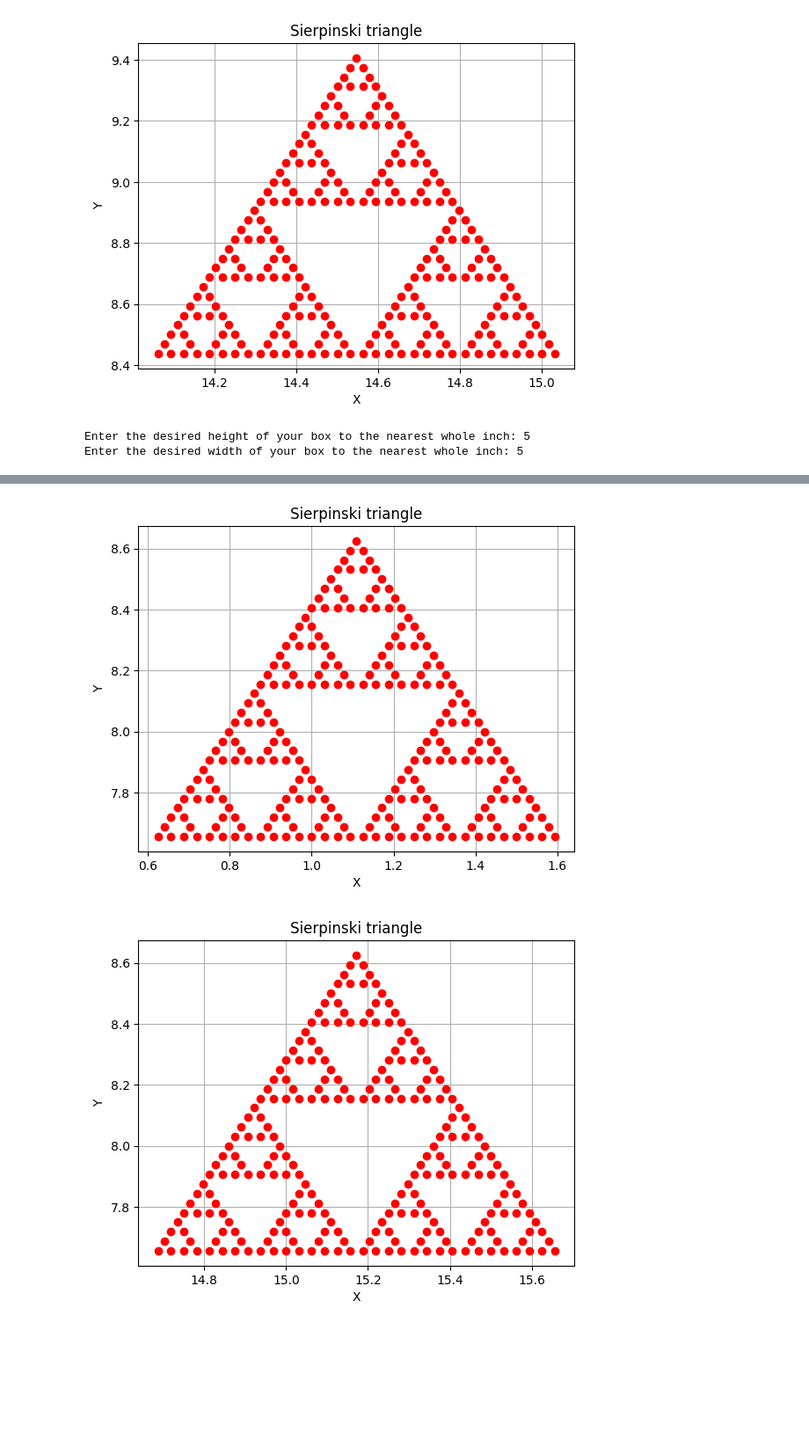
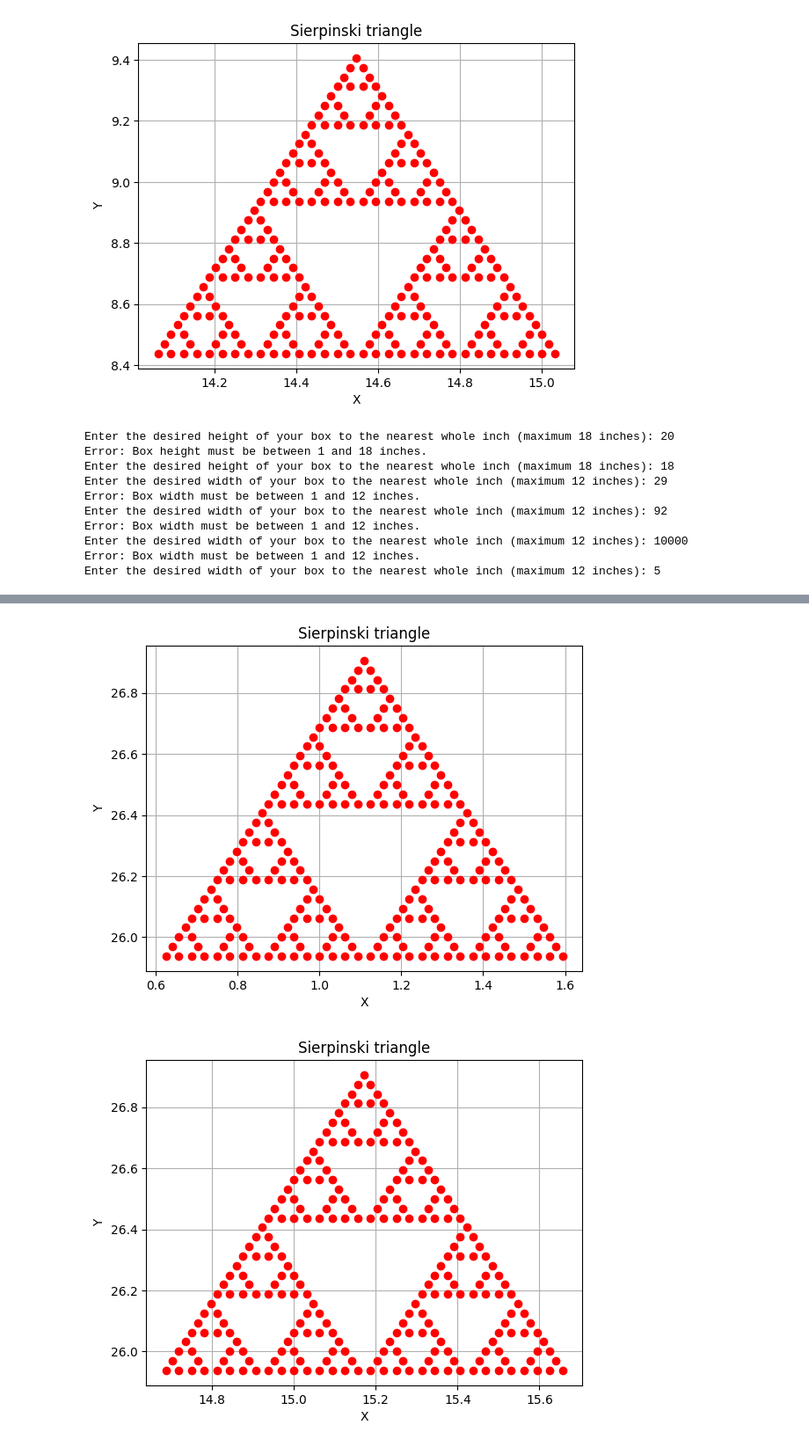
Before and after one commit to nprimavera/Laser-Cutting, a Jupyter notebook: FINAL_LASER_CUTTER_BOX_CODE.ipynb, the cells around one changed output, grey strips where cells are left out. Shown at 88% size. Saved outputs shown, nothing was run; the diff lists cells and outputs as text; code cells hidden in the pictures; blank space fills up the shorter version.

```diff
--- a/FINAL_LASER_CUTTER_BOX_CODE.ipynb
+++ b/FINAL_LASER_CUTTER_BOX_CODE.ipynb
@@ -78,8 +78,27 @@ Enter the y-coordinate of the starting point (in inches, maximum 18): 3
 [figure]
 # %%
 # Define box variables based off user input
-box_height = int(input("Enter the desired height of your box to the nearest whole inch: ")) * 90
-box_width = int(input("Enter the desired width of your box to the nearest whole inch: ")) * 90
+while True:
+    try:
+        box_height_inches = int(input("Enter the desired height of your box to the nearest whole inch (maximum 18 inches): "))
+        if 1 <= box_height_inches <= 18:
+            box_height = box_height_inches * 90
+            break
+        else:
+            print("Error: Box height must be between 1 and 18 inches.")
+    except ValueError:
+        print("Error: Invalid input. Please enter a valid numerical value for the height.")
+
+while True:
+    try:
+        box_width_inches = int(input("Enter the desired width of your box to the nearest whole inch (maximum 12 inches): "))
+        if 1 <= box_width_inches <= 12:
+            box_width = box_width_inches * 90
+            break
+        else:
+            print("Error: Box width must be between 1 and 12 inches.")
+    except ValueError:
+        print("Error: Invalid input. Please enter a valid numerical value for the width.")
 
 dovetail_width = 11
 slot_width = 10  # Width of the slot
@@ -167,5 +186,13 @@ def drawBox(height, width, x_initial, y_initial):
 if __name__ == "__main__":
     drawBox(box_height, box_width, 20, 20)
 # %% [output]
-Enter the desired height of your box to the nearest whole inch: 5
-Enter the desired width of your box to the nearest whole inch: 5
+Enter the desired height of your box to the nearest whole inch (maximum 18 inches): 20
+Error: Box height must be between 1 and 18 inches.
+Enter the desired height of your box to the nearest whole inch (maximum 18 inches): 18
+Enter the desired width of your box to the nearest whole inch (maximum 12 inches): 29
+Error: Box width must be between 1 and 12 inches.
+Enter the desired width of your box to the nearest whole inch (maximum 12 inches): 92
+Error: Box width must be between 1 and 12 inches.
+Enter the desired width of your box to the nearest whole inch (maximum 12 inches): 10000
+Error: Box width must be between 1 and 12 inches.
+Enter the desired width of your box to the nearest whole inch (maximum 12 inches): 5
@@ -174,3 +201,3 @@ Enter the desired width of your box to the nearest whole inch: 5
-[figure, old version]
+[figure, new version]
-[figure, old version]
+[figure, new version]
 [figure]
```
Also changed, not shown: parts of 1 cell of this notebook.
